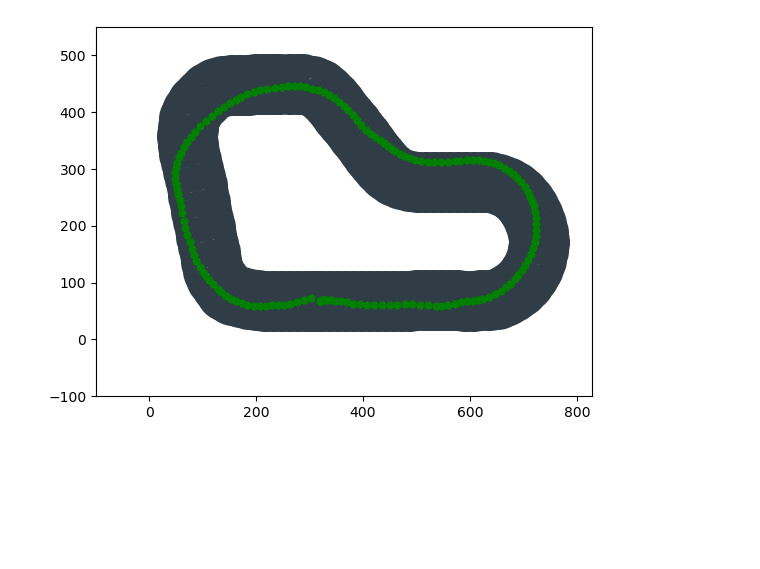
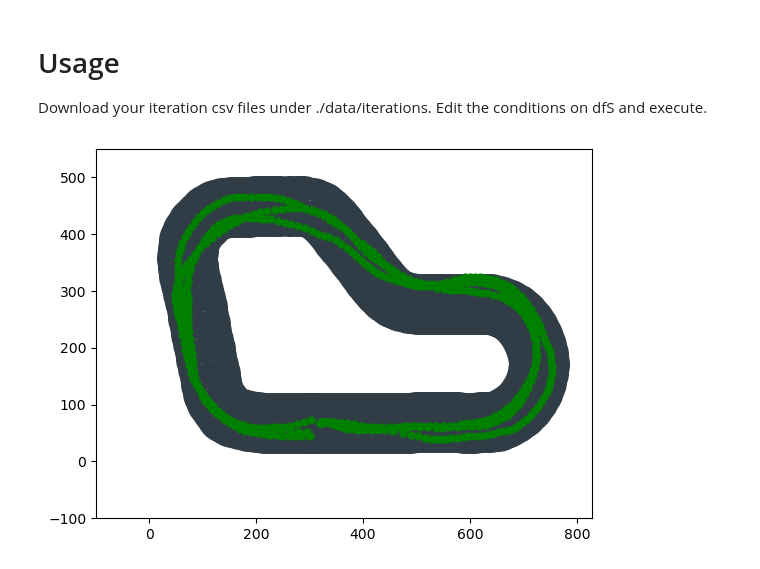
Before and after one commit to amonraknight/deepracer2024, a Jupyter notebook: tools/iteration_analysis.ipynb, the cells around one changed output. Drawn from its saved outputs; the diff is of its cells as text; code cells hidden in the pictures; blank space fills up the shorter version.

```diff
--- a/tools/iteration_analysis.ipynb
+++ b/tools/iteration_analysis.ipynb
@@ -1,3 +1,7 @@
+# %% [markdown]
+# Usage
+
+Download your iteration csv files under ./data/iterations. Edit the conditions on dfS and execute.
 # %%
 import os
 import numpy as np
@@ -80,32 +84,33 @@ if __name__ == '__main__':
     # plt.ion()
     plt.scatter(X, Y, color='#313D46', linewidth=38)
     fileList = [x for x in os.listdir(ITERATION_DATA_FOLDER) if x.lower().endswith('.csv') and x.startswith('0')]
     if len(fileList) == 1:
         df = pd.read_csv(os.path.join(ITERATION_DATA_FOLDER, fileList[0]))
         df.episode, df.steps, df.closest_waypoint = df.episode.map(int), df.steps.map(float).map(
             int), df.closest_waypoint.map(int)
         df.X, df.Y, df.throttle, df.reward, df.progress, df.track_len, df.tstamp = df.X.map(float), df.Y.map(
             float), df.throttle.map(float), df.reward.map(float), df.progress.map(float), df.track_len.map(
             float), df.tstamp.map(float)
-        dfS = df[df.episode.isin([0])].copy(deep=True)
+        dfS = df.copy(deep=True)
+        # dfS = df[df.episode.isin([0])].copy(deep=True)
         ### 1. speed select
         # speedThrottle = 3.0
         # Lx,Ly = [100*x for x in dfS[dfS.throttle < speedThrottle].X.tolist()],[100*y for y in dfS[dfS.throttle < speedThrottle].Y.tolist()]
         # plt.scatter(Lx, Ly,marker = 'o', color = 'green', s = 24)
         ### 2. progress
         progressRange = (0, 100)
         Lx, Ly = [100 * x for x in
                   dfS[(dfS.progress > progressRange[0]) & (dfS.progress < progressRange[1])].X.tolist()], [100 * y for y
                                                                                                            in dfS[(
                                                                                                                               dfS.progress >
                                                                                                                               progressRange[
                                                                                                                                   0]) & (
                                                                                                                               dfS.progress <
                                                                                                                               progressRange[
                                                                                                                                   1])].Y.tolist()]
         plt.scatter(Lx, Ly, marker='o', color='green', s=24)
         plt.show()
     else:
         print('CSV file not unique!')
 # %% [output]
-[figure, old version]
+[figure, new version]
```
Also changed, not shown: parts of 1 cell of this notebook.
